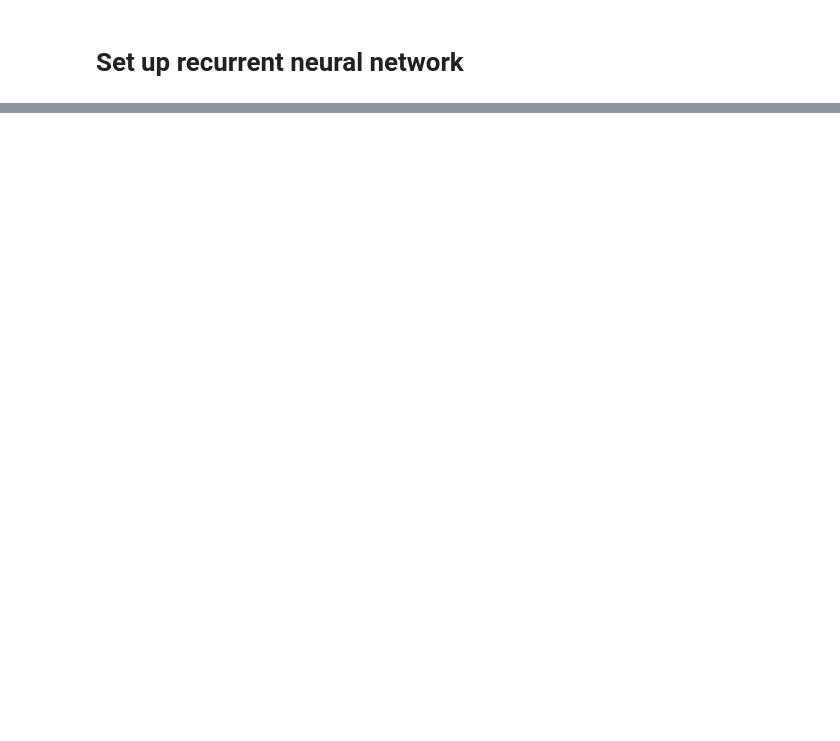
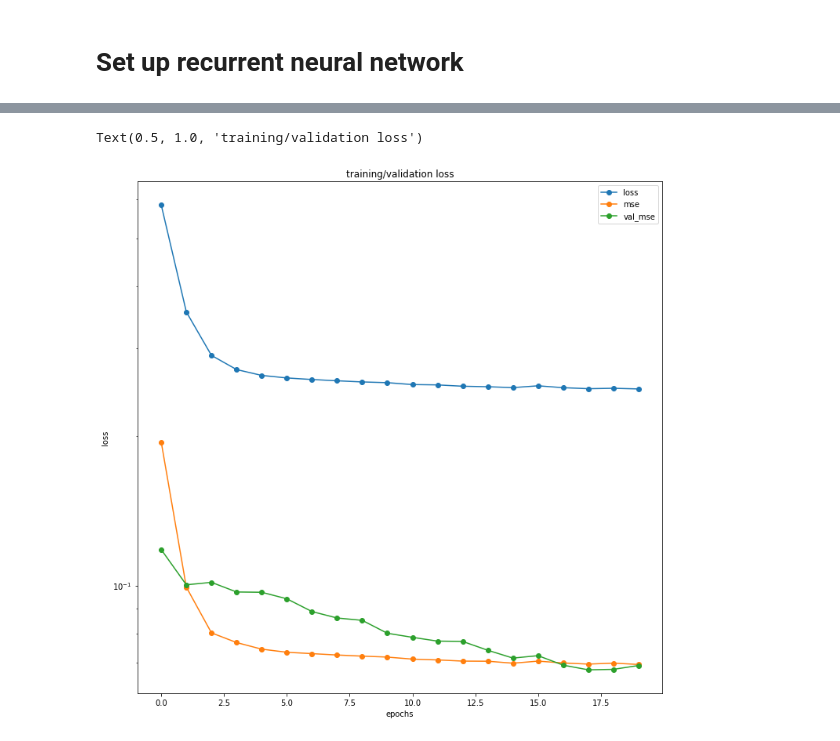
Before and after one commit to AlexStasik/ANN_Ripple_Detection, a Jupyter notebook: NewANN/LSTM_net_2.ipynb, the cells around one changed output, grey strips where cells are left out. Cells and saved outputs as stored; diff of their text form; code cells hidden in the pictures; blank space fills up the shorter version.

Commit message:
ran training on experimental data

```diff
--- a/NewANN/LSTM_net_2.ipynb
+++ b/NewANN/LSTM_net_2.ipynb
@@ -131,14 +194,15 @@ history = model.fit(X[:-n_val_samples, :, :], Y[:-n_val_samples, :, :],
 # %%
-plt.figure()
+plt.figure(figsize=(12, 12))
 plt.semilogy(history.history['loss'], '-o', label='loss')
-#plt.plot(history.history['accuracy'], '-o', label='accuracy')
-#plt.plot(history.history['val_accuracy'], '-o', label='val_accuracy')
 plt.semilogy(history.history['mse'], '-o', label='mse')
 plt.semilogy(history.history['val_mse'], '-o', label='val_mse')
 plt.legend()
 plt.xlabel('epochs')
 plt.ylabel('loss')
 plt.title('training/validation loss')
+# %% [output]
+Text(0.5, 1.0, 'training/validation loss')
+[figure, added]
 # %%
 # visualize predictions on some samples from the validation set
 #n_val_samples = 3
```
Also changed, not shown: parts of 8 cells of this notebook.
